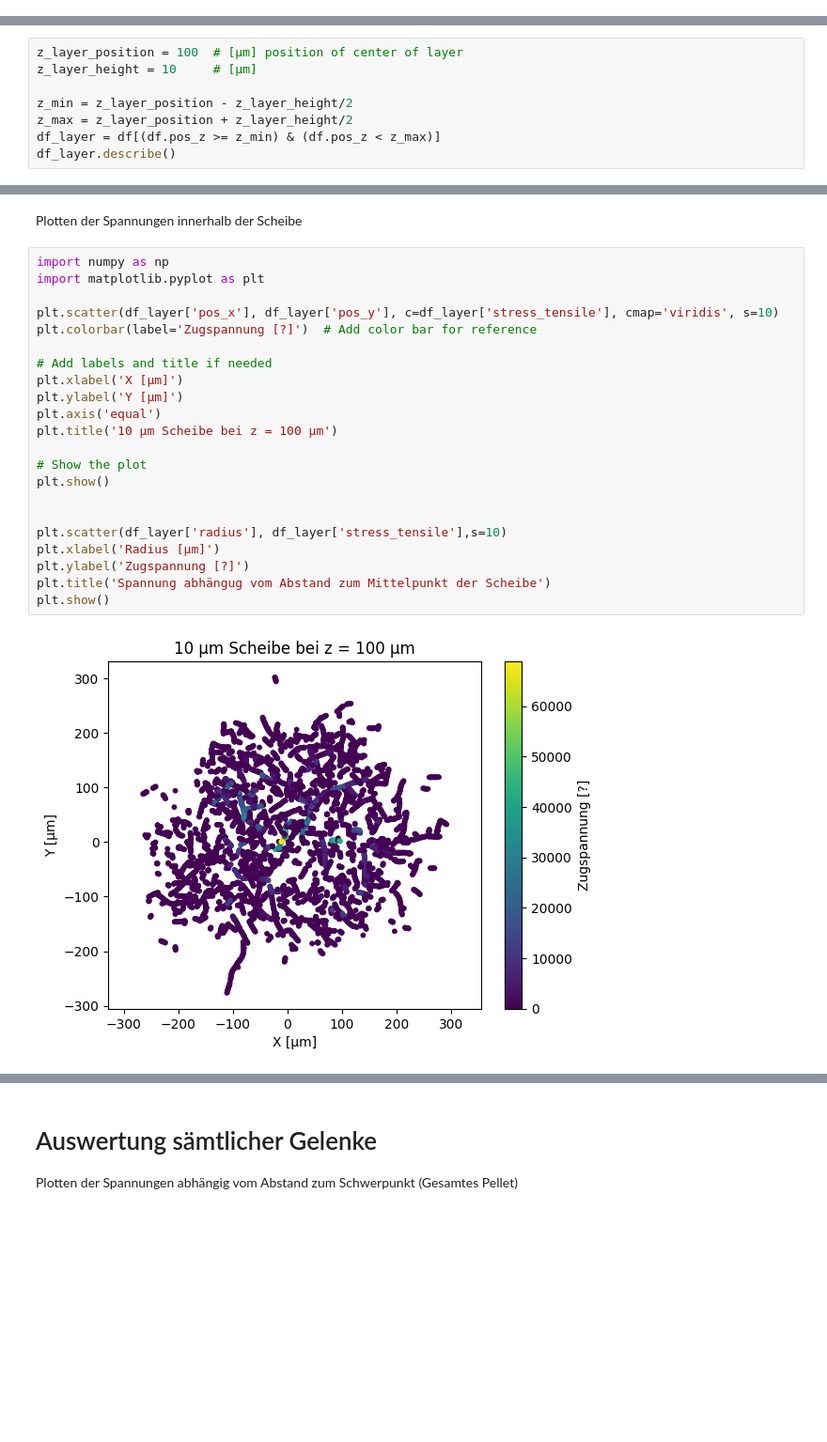
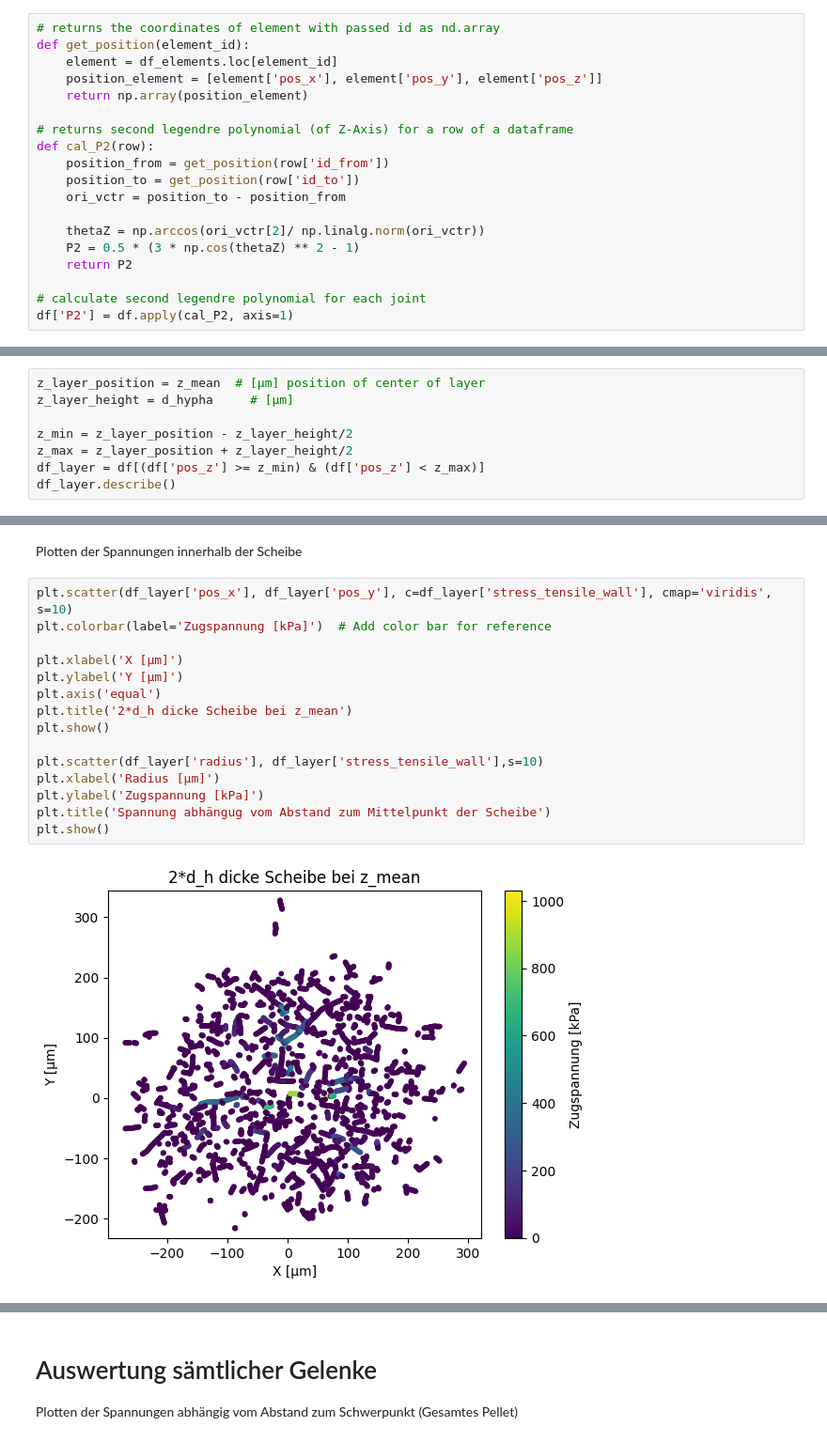
Before and after one commit to borkolli/pellet_spannung, a Jupyter notebook: spannungen_pellet.ipynb, the cells around one changed output, grey strips where cells are left out. Shown at 94% size. Drawn from its saved outputs; the diff is of its cells as text; blank space fills up the shorter version.

```diff
--- a/spannungen_pellet.ipynb
+++ b/spannungen_pellet.ipynb
@@ -100,3 +199,22 @@ df.describe()
+# %%
+# returns the coordinates of element with passed id as nd.array
+def get_position(element_id):
+    element = df_elements.loc[element_id]
+    position_element = [element['pos_x'], element['pos_y'], element['pos_z']]
+    return np.array(position_element)
+
+# returns second legendre polynomial (of Z-Axis) for a row of a dataframe
+def cal_P2(row):
+    position_from = get_position(row['id_from'])
+    position_to = get_position(row['id_to'])
+    ori_vctr = position_to - position_from
+
+    thetaZ = np.arccos(ori_vctr[2]/ np.linalg.norm(ori_vctr))
+    P2 = 0.5 * (3 * np.cos(thetaZ) ** 2 - 1)
+    return P2
+
+# calculate second legendre polynomial for each joint
+df['P2'] = df.apply(cal_P2, axis=1)
 # %% [markdown]
 # Berechnung der [Summen-] Verteilung
 # %%
@@ -159,10 +269,10 @@ ax = df.stress_tensile.plot.hist(bins=141, cumulative=True)
 Erstellen eines neuen Dataframes mit Werten von Gelenken in einzelner Scheibe in X-Y-Ebene
 # %%
-z_layer_position = 100  # [µm] position of center of layer
-z_layer_height = 10     # [µm]
+z_layer_position = z_mean  # [µm] position of center of layer
+z_layer_height = d_hypha     # [µm]
 
 z_min = z_layer_position - z_layer_height/2
 z_max = z_layer_position + z_layer_height/2
-df_layer = df[(df.pos_z >= z_min) & (df.pos_z < z_max)]
+df_layer = df[(df['pos_z'] >= z_min) & (df['pos_z'] < z_max)]
 df_layer.describe()
 # %% [output]
@@ -178,26 +288,19 @@ df_layer.describe()
 # %% [markdown]
 Plotten der Spannungen innerhalb der Scheibe
 # %%
-import numpy as np
-import matplotlib.pyplot as plt
+plt.scatter(df_layer['pos_x'], df_layer['pos_y'], c=df_layer['stress_tensile_wall'], cmap='viridis', s=10)
+plt.colorbar(label='Zugspannung [kPa]')  # Add color bar for reference
 
-plt.scatter(df_layer['pos_x'], df_layer['pos_y'], c=df_layer['stress_tensile'], cmap='viridis', s=10)
-plt.colorbar(label='Zugspannung [?]')  # Add color bar for reference
-
-# Add labels and title if needed
 plt.xlabel('X [µm]')
 plt.ylabel('Y [µm]')
 plt.axis('equal')
-plt.title('10 µm Scheibe bei z = 100 µm')
-
-# Show the plot
+plt.title('2*d_h dicke Scheibe bei z_mean')
 plt.show()
 
-
-plt.scatter(df_layer['radius'], df_layer['stress_tensile'],s=10)
+plt.scatter(df_layer['radius'], df_layer['stress_tensile_wall'],s=10)
 plt.xlabel('Radius [µm]')
-plt.ylabel('Zugspannung [?]')
+plt.ylabel('Zugspannung [kPa]')
 plt.title('Spannung abhängug vom Abstand zum Mittelpunkt der Scheibe')
 plt.show()
 # %% [output]
-[figure, old version]
+[figure, new version]
```
Also changed, not shown: parts of 43 cells of this notebook, 1 other file.
